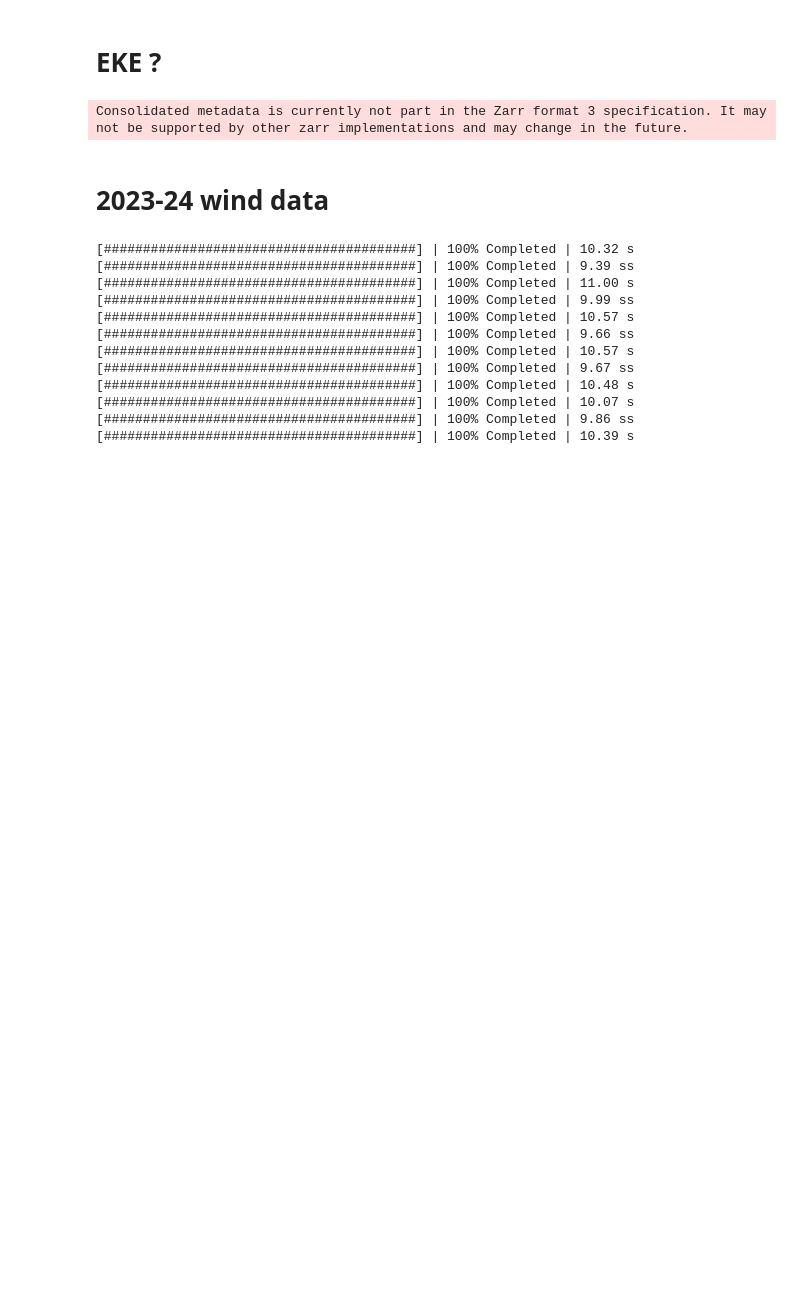
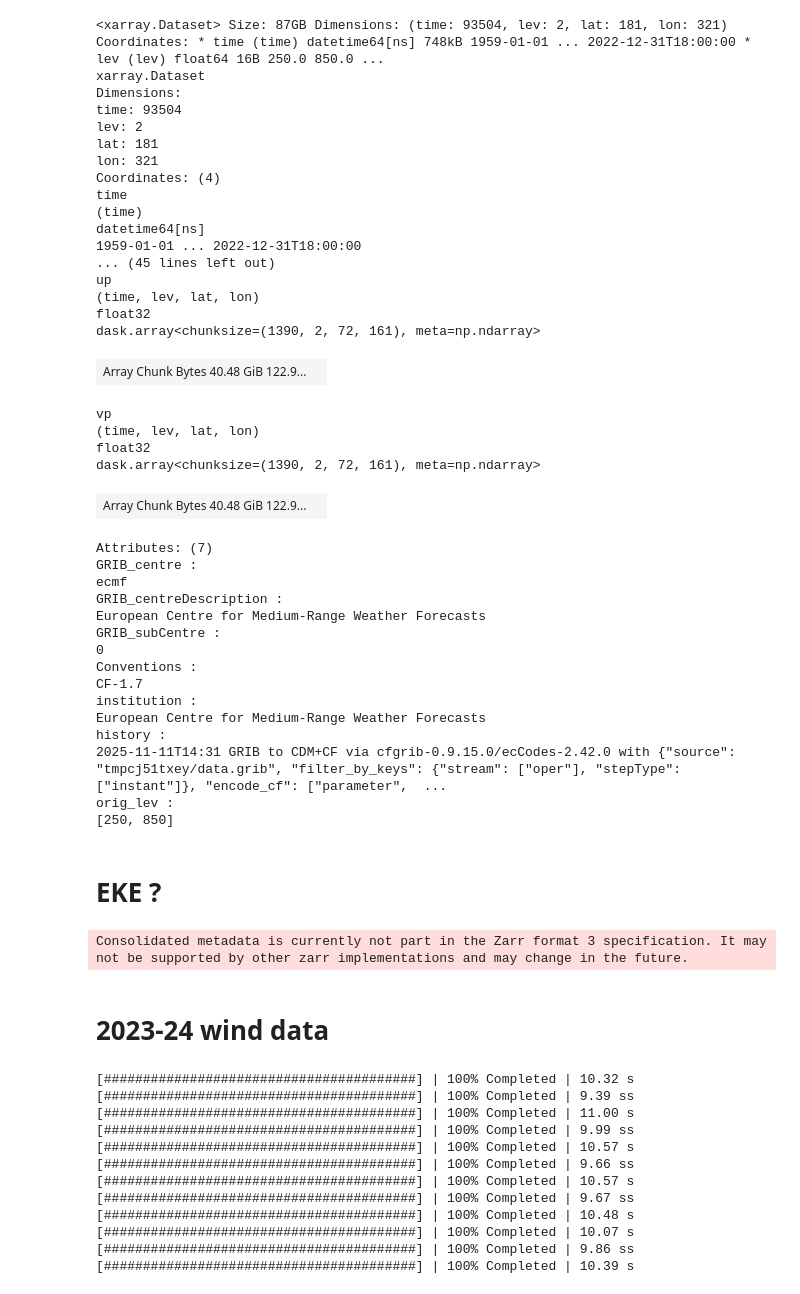
Before and after one commit to hbanderier/persistent-extremes-era5, a Jupyter notebook: Playgrounds/data_stuff.ipynb, the cells around one changed output. Saved outputs shown, nothing was run; the diff lists cells and outputs as text; code cells hidden in the pictures; blank space fills up the shorter version.

```diff
--- a/Playgrounds/data_stuff.ipynb
+++ b/Playgrounds/data_stuff.ipynb
@@ -29,4 +29,49 @@ Guessed MEMORY_LIMIT :  8000
 WARNING: Dask Arrays could not be imported
+# %%
+import xarray as xr
+
+ds = xr.open_zarr("/storage/workspaces/giub_meteo_impacts/ci01/ERA5/plev/uv/6H/results/Eddy_uv_natl_10days.zarr")
+# %%
+ds
+# %% [output]
+<xarray.Dataset> Size: 87GB Dimensions: (time: 93504, lev: 2, lat: 181, lon: 321) Coordinates: * time (time) datetime64[ns] 748kB 1959-01-01 ... 2022-12-31T18:00:00 * lev (lev) float64 16B 250.0 850.0 ...
+xarray.Dataset
+Dimensions:
+time: 93504
+lev: 2
+lat: 181
+lon: 321
+Coordinates: (4)
+time
+(time)
+datetime64[ns]
+1959-01-01 ... 2022-12-31T18:00:00
+... (45 lines left out)
+up
+(time, lev, lat, lon)
+float32
+dask.array<chunksize=(1390, 2, 72, 161), meta=np.ndarray>
+| Array Chunk Bytes 40.48 GiB 122.9... |  |
+vp
+(time, lev, lat, lon)
+float32
+dask.array<chunksize=(1390, 2, 72, 161), meta=np.ndarray>
+| Array Chunk Bytes 40.48 GiB 122.9... |  |
+Attributes: (7)
+GRIB_centre :
+ecmf
+GRIB_centreDescription :
+European Centre for Medium-Range Weather Forecasts
+GRIB_subCentre :
+0
+Conventions :
+CF-1.7
+institution :
+European Centre for Medium-Range Weather Forecasts
+history :
+2025-11-11T14:31 GRIB to CDM+CF via cfgrib-0.9.15.0/ecCodes-2.42.0 with {"source": "tmpcj51txey/data.grib", "filter_by_keys": {"stream": ["oper"], "stepType": ["instant"]}, "encode_cf": ["parameter",  ...
+orig_lev :
+[250, 850]
 # %% [markdown]
 # EKE ?
 # %%
```
Also changed, not shown: parts of 3 cells of this notebook, 7 other files.
